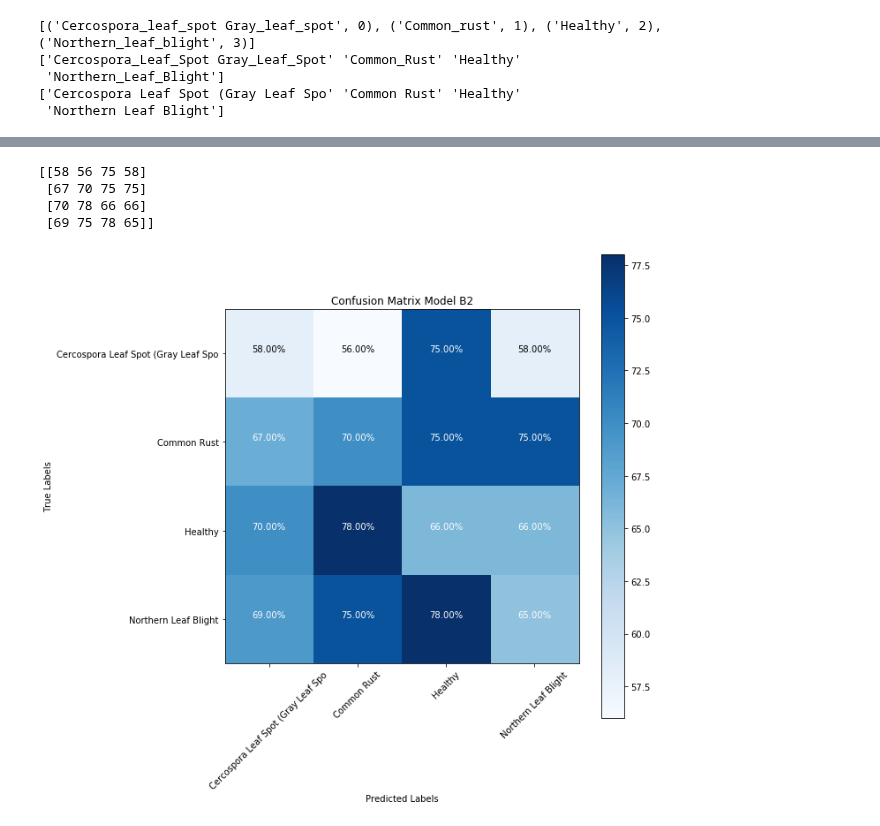
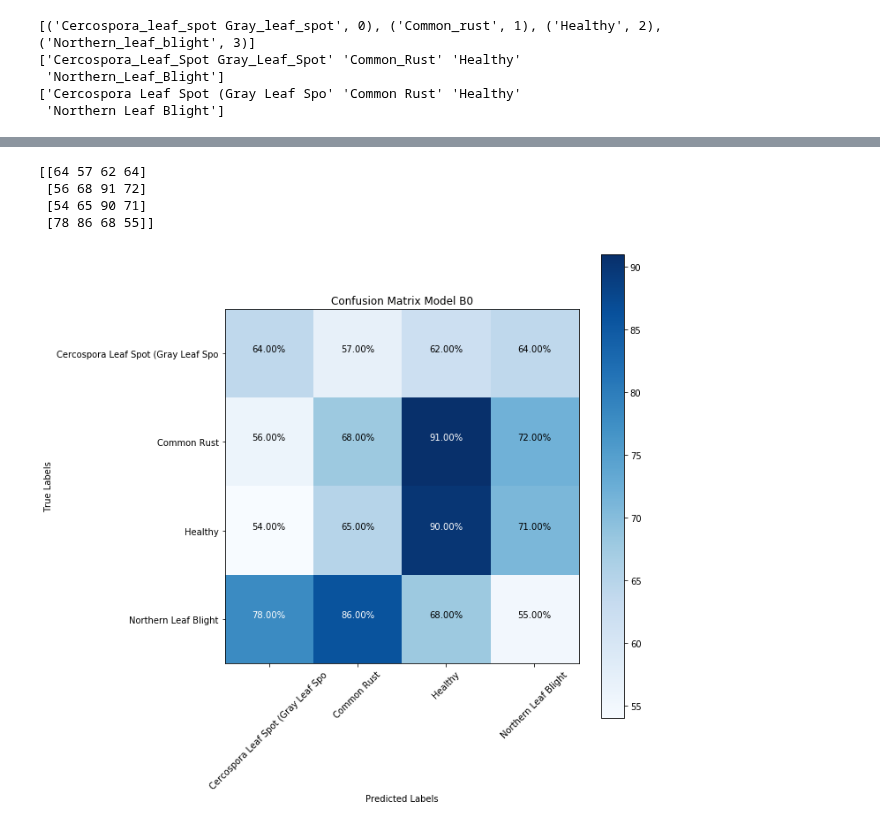
Before and after one commit to roidsaja/corn-classification, a Jupyter notebook: model.ipynb, the cells around one changed output, grey strips where cells are left out. Saved outputs shown, nothing was run; the diff lists cells and outputs as text; code cells hidden in the pictures.

Commit message:
feat: adjust model again

```diff
--- a/model.ipynb
+++ b/model.ipynb
@@ -352,32 +360,32 @@ print(y_pred)
 # %%
 from sklearn.metrics import confusion_matrix
 import itertools
 
 cm = confusion_matrix(test_data.classes, y_pred)
 print(cm)
 
 plt.figure(figsize=(10, 10))
 plt.imshow(cm, cmap=plt.cm.Blues)
 plt.xlabel("Predicted Labels")
 plt.ylabel("True Labels")
 tick_marks = np.arange(len(data_labels))
 plt.xticks(tick_marks, data_labels, rotation=45)
 plt.yticks(tick_marks, data_labels)
-plt.title("Confusion Matrix Model B2")
+plt.title("Confusion Matrix Model B0")
 
 # Inserting percentage strings inside each boxes
 thresh = 0.8 * cm.max() / 1
 for i, j in itertools.product(range(cm.shape[0]), range(cm.shape[1])):
     str_percentage = '{:.2f}%'.format(cm[i, j])
     plt.text(j, i, str_percentage, horizontalalignment='center', verticalalignment='bottom', color='white' if cm[i, j] > thresh else 'black')
 
 plt.tight_layout()
 plt.colorbar()
 plt.savefig('assets/Confusion Matrix Model B0.png')
 plt.show()
 # %% [output]
-[[58 56 75 58]
- [67 70 75 75]
- [70 78 66 66]
- [69 75 78 65]]
+[[64 57 62 64]
+ [56 68 91 72]
+ [54 65 90 71]
+ [78 86 68 55]]
-[figure, old version]
+[figure, new version]
```
Also changed, not shown: parts of 15 cells of this notebook, 9 other files.
